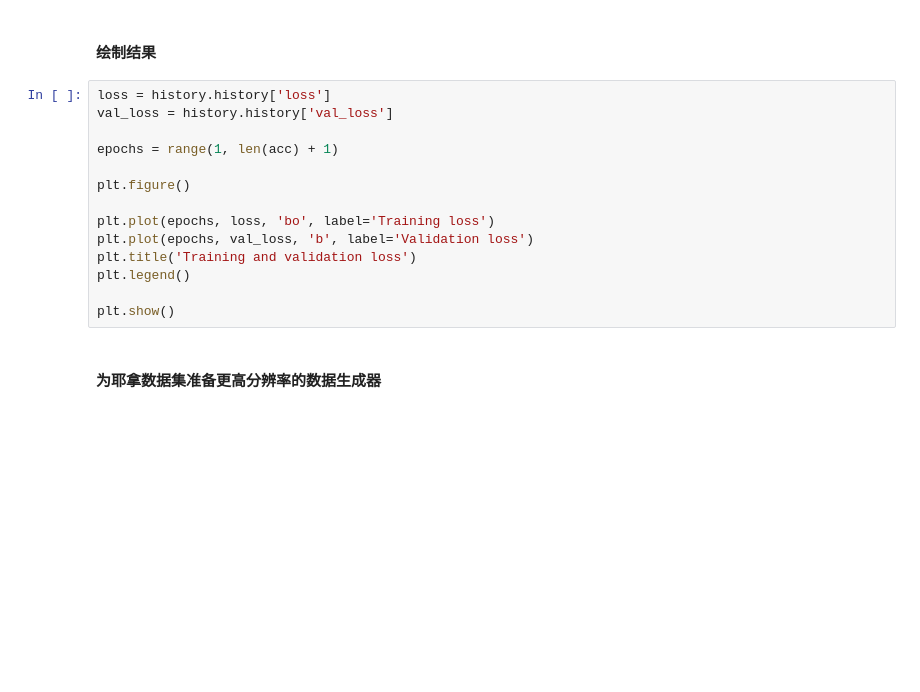
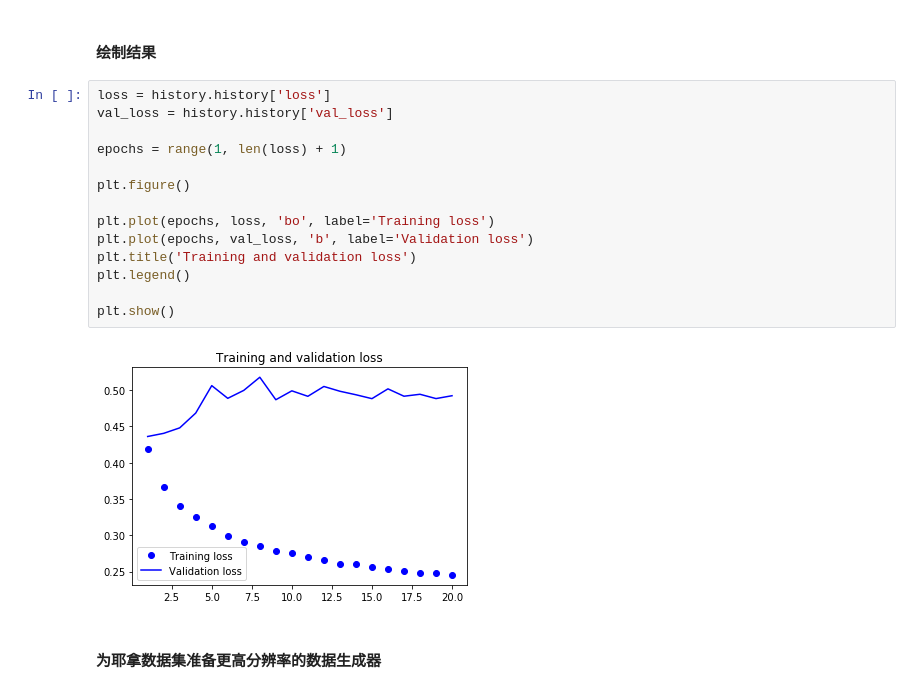
Before and after one commit to gaussic/keras-deep-learning, a Jupyter notebook: 6.4-用卷积神经网络处理序列.ipynb, the cells around one changed output. Cells and saved outputs as stored; diff of their text form; blank space fills up the shorter version.

```diff
--- a/6.4-用卷积神经网络处理序列.ipynb
+++ b/6.4-用卷积神经网络处理序列.ipynb
@@ -202,17 +202,19 @@ Epoch 20/20
 # %%
 loss = history.history['loss']
 val_loss = history.history['val_loss']
 
-epochs = range(1, len(acc) + 1)
+epochs = range(1, len(loss) + 1)
 
 plt.figure()
 
 plt.plot(epochs, loss, 'bo', label='Training loss')
 plt.plot(epochs, val_loss, 'b', label='Validation loss')
 plt.title('Training and validation loss')
 plt.legend()
 
 plt.show()
+# %% [output]
+[figure, added]
 # %% [markdown]
 #### 为耶拿数据集准备更高分辨率的数据生成器
 # %%
```
Also changed, not shown: parts of 6 cells of this notebook.
